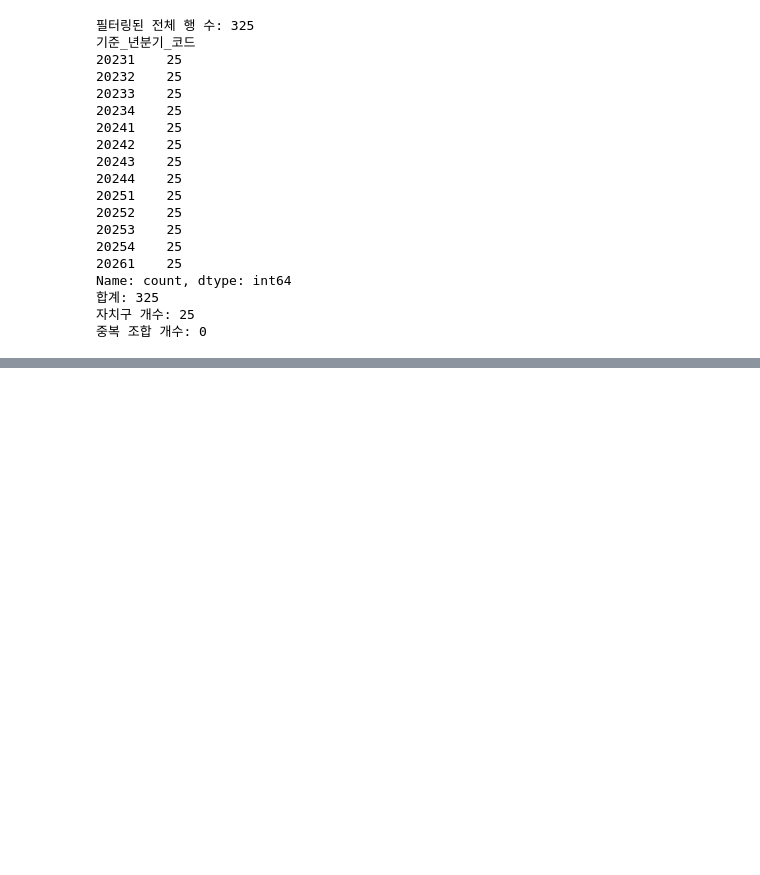
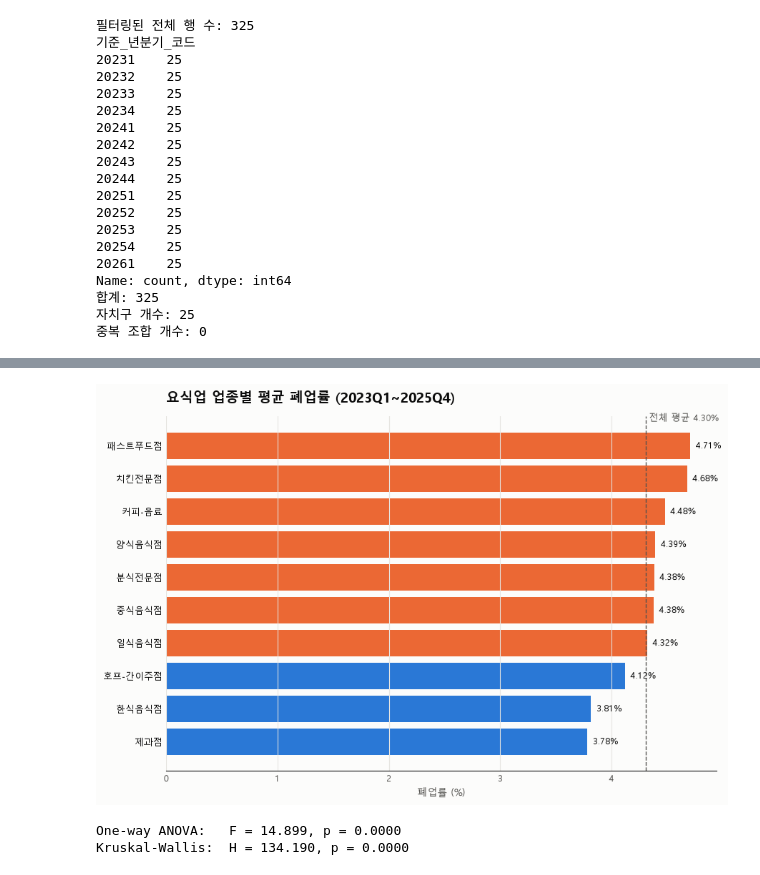
Before and after one commit to Sicheol-Pyo/ai-data-bootcamp, a Jupyter notebook: Project_1/Project_1_pyo.ipynb, the cells around one changed output, grey strips where cells are left out. Saved outputs shown, nothing was run; the diff lists cells and outputs as text; code cells hidden in the pictures; blank space fills up the shorter version.

```diff
--- a/Project_1/Project_1_pyo.ipynb
+++ b/Project_1/Project_1_pyo.ipynb
@@ -353,0 +390,11 @@ memory usage: 66.6 KB
+# %%
+groups = [g["폐업_률"].values for _, g in 점포_자치구_EDA.groupby("자치구_코드_명")]
+
+# 정규성 (그룹별로 각각 검정)
+for name, g in 점포_자치구_EDA.groupby("자치구_코드_명"):
+    stat, p = stats.shapiro(g["폐업_률"])
+    print(f"{name}: Shapiro-Wilk p = {p:.4g}")
+
+# 등분산성 (전체 그룹 한 번에 검정)
+levene_stat, levene_p = stats.levene(*groups)
+print(f"\nLevene's test: stat = {levene_stat:.3f}, p = {levene_p:.4g}")
@@ -353,0 +419,59 @@ memory usage: 66.6 KB
+# %%
+# 점포_자치구 전체 기간 요식업별 평균 폐업률 및 분석
+
+# --- style tokens ---
+INK_PRIMARY = "#0b0b0b"
+INK_SECONDARY = "#52514e"
+GRID = "#e6e5e1"
+BLUE = "#2a78d6"
+ORANGE = "#eb6834"
+SURFACE = "#fcfcfb"
+
+# 업종별 전체 기간(2023Q1~2025Q4) · 전체 자치구 평균 폐업률
+rank = (
+    점포_자치구_EDA.groupby("서비스_업종_코드_명")["폐업_률"]
+    .mean()
+    .sort_values(ascending=False)
+)
+
+overall_mean = rank.mean()
+
+fig, ax = plt.subplots(figsize=(9, 6))
+fig.patch.set_facecolor(SURFACE)
+ax.set_facecolor(SURFACE)
+
+colors = [ORANGE if v >= overall_mean else BLUE for v in rank.values]
+bars = ax.barh(rank.index[::-1], rank.values[::-1], color=colors[::-1])
+
+ax.axvline(overall_mean, color=INK_SECONDARY, linewidth=1, linestyle="--")
+ax.text(overall_mean, len(rank) - 0.3, f" 전체 평균 {overall_mean:.2f}%",
+        color=INK_SECONDARY, fontsize=9, va="bottom")
+
+for bar, v in zip(bars, rank.values[::-1]):
+    ax.text(v + 0.05, bar.get_y() + bar.get_height() / 2, f"{v:.2f}%",
+            va="center", fontsize=9, color=INK_PRIMARY)
+
+ax.set_title("요식업 업종별 평균 폐업률 (2023Q1~2025Q4)", fontsize=14,
+             color=INK_PRIMARY, loc="left", fontweight="bold", pad=14)
+ax.set_xlabel("폐업률 (%)", fontsize=10, color=INK_SECONDARY)
+ax.grid(axis="x", color=GRID, linewidth=0.8, zorder=0)
+for spine in ["top", "right", "left"]:
+    ax.spines[spine].set_visible(False)
+ax.tick_params(axis="y", labelsize=9, colors=INK_PRIMARY, length=0)
+ax.tick_params(axis="x", labelsize=9, colors=INK_SECONDARY, length=0)
+
+plt.tight_layout()
+plt.savefig("bar_업종_폐업률.png", dpi=150, facecolor=SURFACE)
+plt.show()
+
+groups = [g["폐업_률"].values for _, g in 점포_자치구_EDA.groupby("서비스_업종_코드_명")]
+
+f_stat, p_anova = stats.f_oneway(*groups)
+h_stat, p_kruskal = stats.kruskal(*groups)
+
+print(f"One-way ANOVA:   F = {f_stat:.3f}, p = {p_anova:.4F}")
+print(f"Kruskal-Wallis:  H = {h_stat:.3f}, p = {p_kruskal:.4F}")
+# %% [output]
+[figure, added]
+One-way ANOVA:   F = 14.899, p = 0.0000
+Kruskal-Wallis:  H = 134.190, p = 0.0000
```
Also changed, not shown: parts of 23 cells of this notebook, 5 other files.
